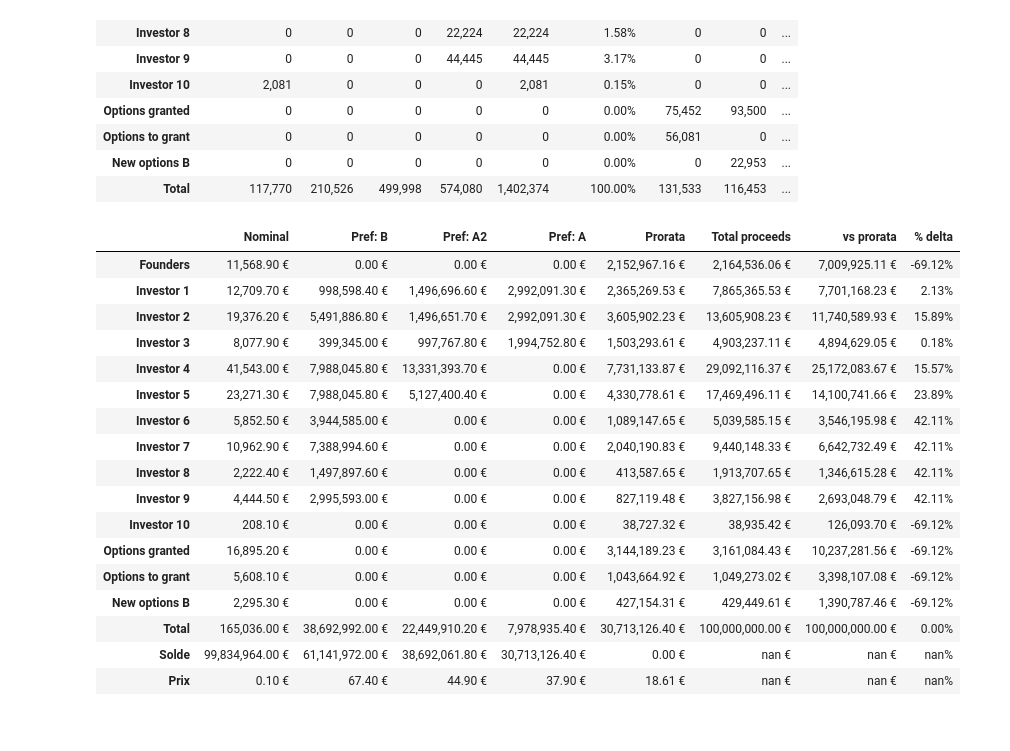
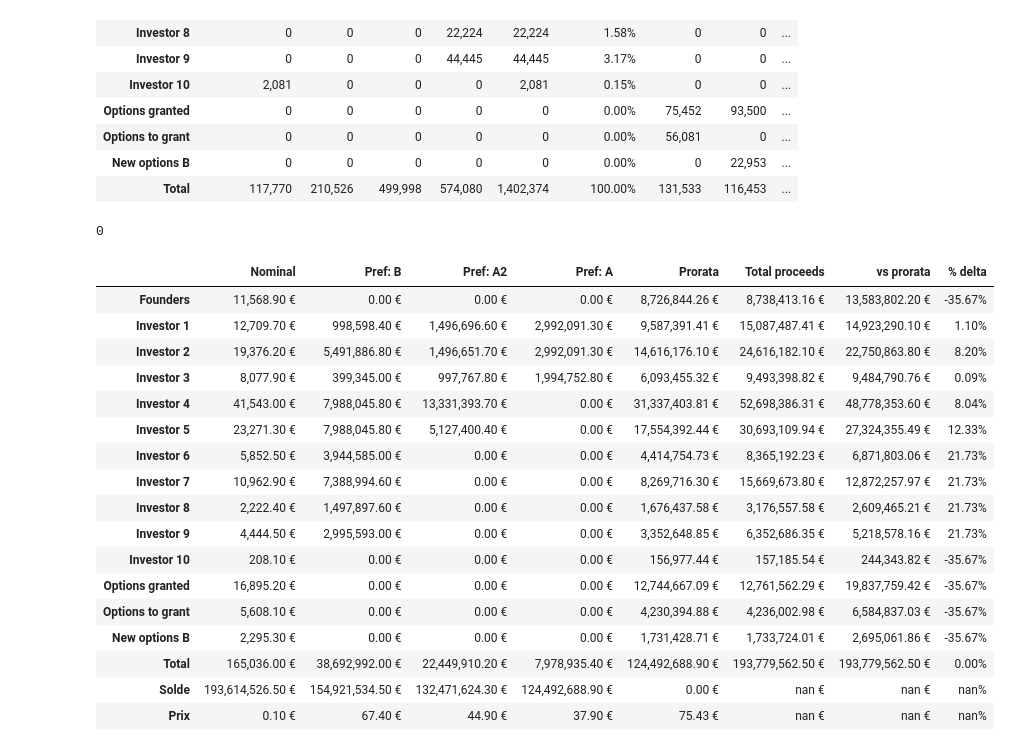
Before and after one commit to HighlightReel/projet_liquid, a Jupyter notebook: liquid_pref_options.ipynb, the cells around one changed output. Saved outputs shown, nothing was run; the diff lists cells and outputs as text; code cells hidden in the pictures.

```diff
--- a/liquid_pref_options.ipynb
+++ b/liquid_pref_options.ipynb
@@ -45,7 +45,9 @@ def cap_table_function(investors, series, shares, options_holders, options_class
     return (cap_table, cap_table.style.format(format_dict))
 
 
-def liquid_pref_function(cap_table, series, investors, options_holders, options_class, first_step, carve_out_rate, multiples_pref, participating, shares_prices, sale_price):
+def liquid_pref_function(cap_table, series, investors, options_holders, options_class, first_step, carve_out_rate, multiples_pref, participating, shares_prices, sale_price, options_prices, options, iteration):
+
+    init_sale_price = sale_price
 
     first_step_item = first_step + (first_step == "Carve-out")*(": " + str(carve_out_rate) + "%")
 
@@ -63,6 +65,12 @@ def liquid_pref_function(cap_table, series, investors, options_holders, options_
     solde = []
     price_step_list = []
 
+    #Add cash from options
+    options_cash = 0
+    for i in range (len(options_prices)):
+        for j in range (len(options)):
+            options_cash = options_cash + options_prices[i] * options[j][i]
+    sale_price = sale_price + options_cash
 
     #First step
     if (first_step == "Nominal"):
@@ -73,8 +81,6 @@ def liquid_pref_function(cap_table, series, investors, options_holders, options_
         price_step = carve_out_rate/100 * sale_price / cap_table.at["Total", "Total FD"]
         price_step_list.append(price_step)
         liquid_pref[liquid_pref_steps[0]] = cap_table["Total FD"] * price_step
-    else:
-        print("ERROR FIRST STEP")
     solde.append(sale_price - liquid_pref.at["Total", liquid_pref_steps[0]])
 
 
@@ -127,7 +133,6 @@ def liquid_pref_function(cap_table, series, investors, options_holders, options_
         liquid_pref.loc["Solde", liquid_pref_steps[i]] = solde[i]
         liquid_pref.loc["Prix", liquid_pref_steps[i]] = price_step_list[i]
 
-
     # vs prorata / delta
     for i in range (len(index_list)):
         liquid_pref.loc[index_list[i], "vs prorata"] = cap_table.at[index_list[i], "Total FD (%)"] * sale_price
@@ -135,13 +140,22 @@ def liquid_pref_function(cap_table, series, investors, options_holders, options_
     liquid_pref.loc["Total", "vs prorata"] = cap_table.at["Total", "Total FD (%)"] * sale_price
     liquid_pref.loc["Total", "% delta"] = liquid_pref.at["Total", "Total proceeds"] / liquid_pref.at["Total", "vs prorata"] - 1
 
-
     #format
     format_dict = { i : '{:,.2f} €'.format for i in list(liquid_pref.columns)}
     format_dict["% delta"] = '{:,.2%}'.format
     liquid_pref.style.format(format_dict)
 
-    return (liquid_pref, liquid_pref.style.format(format_dict))
+    #Check if options exercised
+    ordinary_pps = liquid_pref.loc[investors[0],"Total proceeds"] / cap_table.loc[investors[0],"Total FD"]
+    if (iteration < len(options_prices)):
+        if ((ordinary_pps < options_prices[-1-iteration])):
+            new_options = [[0 if index==(len(options_prices)-1-iteration) else j for index, j in enumerate(k)] for k in options]
+            new_cap_table, new_cap_styled = cap_table_function(investors, series, shares, options_holders, options_class, new_options)
+            return (liquid_pref_function(new_cap_table, series, investors, options_holders, options_class, first_step, carve_out_rate, multiples_pref, participating, shares_prices, init_sale_price, options_prices, new_options, iteration+1))
+        else:
+            return(liquid_pref, liquid_pref.style.format(format_dict), iteration)
+    else:
+            return(liquid_pref, liquid_pref.style.format(format_dict), iteration)
 # %%
 #input cap table
 investors = ['Founders', 'Investor 1', 'Investor 2', 'Investor 3', 'Investor 4',
@@ -190,31 +205,33 @@ cap_table_styled
 # %%
 #input liquid pref
 first_step = "Nominal" # equal Nominal or Galion
 carve_out_rate = 20
 multiples_pref = [1,1,1]
 participating = True
 shares_prices = [0.1,38,45,67.5]
 options_prices = [45, 67.5]
-sale_price = 100000000
+sale_price = 180000000
 
-liquid_pref, liquid_pref_styled = liquid_pref_function(cap_table, series, investors, options_holders, options_class, first_step, carve_out_rate, multiples_pref, participating, shares_prices, sale_price)
+liquid_pref, liquid_pref_styled, iteration = liquid_pref_function(cap_table, series, investors, options_holders, options_class, first_step, carve_out_rate, multiples_pref, participating, shares_prices, sale_price, options_prices, options, 0)
+print(iteration)
 liquid_pref_styled
 # %% [output]
+0
 |  | Nominal | Pref: B | Pref: A2 | Pref: A | Prorata | Total proceeds | vs prorata | % delta |
-| Founders | 11,568.90 € | 0.00 € | 0.00 € | 0.00 € | 2,152,967.16 € | 2,164,536.06 € | 7,009,925.11 € | -69.12% |
-| Investor 1 | 12,709.70 € | 998,598.40 € | 1,496,696.60 € | 2,992,091.30 € | 2,365,269.53 € | 7,865,365.53 € | 7,701,168.23 € | 2.13% |
-| Investor 2 | 19,376.20 € | 5,491,886.80 € | 1,496,651.70 € | 2,992,091.30 € | 3,605,902.23 € | 13,605,908.23 € | 11,740,589.93 € | 15.89% |
-| Investor 3 | 8,077.90 € | 399,345.00 € | 997,767.80 € | 1,994,752.80 € | 1,503,293.61 € | 4,903,237.11 € | 4,894,629.05 € | 0.18% |
-| Investor 4 | 41,543.00 € | 7,988,045.80 € | 13,331,393.70 € | 0.00 € | 7,731,133.87 € | 29,092,116.37 € | 25,172,083.67 € | 15.57% |
-| Investor 5 | 23,271.30 € | 7,988,045.80 € | 5,127,400.40 € | 0.00 € | 4,330,778.61 € | 17,469,496.11 € | 14,100,741.66 € | 23.89% |
-| Investor 6 | 5,852.50 € | 3,944,585.00 € | 0.00 € | 0.00 € | 1,089,147.65 € | 5,039,585.15 € | 3,546,195.98 € | 42.11% |
-| Investor 7 | 10,962.90 € | 7,388,994.60 € | 0.00 € | 0.00 € | 2,040,190.83 € | 9,440,148.33 € | 6,642,732.49 € | 42.11% |
-| Investor 8 | 2,222.40 € | 1,497,897.60 € | 0.00 € | 0.00 € | 413,587.65 € | 1,913,707.65 € | 1,346,615.28 € | 42.11% |
-| Investor 9 | 4,444.50 € | 2,995,593.00 € | 0.00 € | 0.00 € | 827,119.48 € | 3,827,156.98 € | 2,693,048.79 € | 42.11% |
-| Investor 10 | 208.10 € | 0.00 € | 0.00 € | 0.00 € | 38,727.32 € | 38,935.42 € | 126,093.70 € | -69.12% |
-| Options granted | 16,895.20 € | 0.00 € | 0.00 € | 0.00 € | 3,144,189.23 € | 3,161,084.43 € | 10,237,281.56 € | -69.12% |
-| Options to grant | 5,608.10 € | 0.00 € | 0.00 € | 0.00 € | 1,043,664.92 € | 1,049,273.02 € | 3,398,107.08 € | -69.12% |
-| New options B | 2,295.30 € | 0.00 € | 0.00 € | 0.00 € | 427,154.31 € | 429,449.61 € | 1,390,787.46 € | -69.12% |
-| Total | 165,036.00 € | 38,692,992.00 € | 22,449,910.20 € | 7,978,935.40 € | 30,713,126.40 € | 100,000,000.00 € | 100,000,000.00 € | 0.00% |
-| Solde | 99,834,964.00 € | 61,141,972.00 € | 38,692,061.80 € | 30,713,126.40 € | 0.00 € | nan € | nan € | nan% |
-| Prix | 0.10 € | 67.40 € | 44.90 € | 37.90 € | 18.61 € | nan € | nan € | nan% |
+| Founders | 11,568.90 € | 0.00 € | 0.00 € | 0.00 € | 8,726,844.26 € | 8,738,413.16 € | 13,583,802.20 € | -35.67% |
+| Investor 1 | 12,709.70 € | 998,598.40 € | 1,496,696.60 € | 2,992,091.30 € | 9,587,391.41 € | 15,087,487.41 € | 14,923,290.10 € | 1.10% |
+| Investor 2 | 19,376.20 € | 5,491,886.80 € | 1,496,651.70 € | 2,992,091.30 € | 14,616,176.10 € | 24,616,182.10 € | 22,750,863.80 € | 8.20% |
+| Investor 3 | 8,077.90 € | 399,345.00 € | 997,767.80 € | 1,994,752.80 € | 6,093,455.32 € | 9,493,398.82 € | 9,484,790.76 € | 0.09% |
+| Investor 4 | 41,543.00 € | 7,988,045.80 € | 13,331,393.70 € | 0.00 € | 31,337,403.81 € | 52,698,386.31 € | 48,778,353.60 € | 8.04% |
+| Investor 5 | 23,271.30 € | 7,988,045.80 € | 5,127,400.40 € | 0.00 € | 17,554,392.44 € | 30,693,109.94 € | 27,324,355.49 € | 12.33% |
+| Investor 6 | 5,852.50 € | 3,944,585.00 € | 0.00 € | 0.00 € | 4,414,754.73 € | 8,365,192.23 € | 6,871,803.06 € | 21.73% |
+| Investor 7 | 10,962.90 € | 7,388,994.60 € | 0.00 € | 0.00 € | 8,269,716.30 € | 15,669,673.80 € | 12,872,257.97 € | 21.73% |
+| Investor 8 | 2,222.40 € | 1,497,897.60 € | 0.00 € | 0.00 € | 1,676,437.58 € | 3,176,557.58 € | 2,609,465.21 € | 21.73% |
+| Investor 9 | 4,444.50 € | 2,995,593.00 € | 0.00 € | 0.00 € | 3,352,648.85 € | 6,352,686.35 € | 5,218,578.16 € | 21.73% |
+| Investor 10 | 208.10 € | 0.00 € | 0.00 € | 0.00 € | 156,977.44 € | 157,185.54 € | 244,343.82 € | -35.67% |
+| Options granted | 16,895.20 € | 0.00 € | 0.00 € | 0.00 € | 12,744,667.09 € | 12,761,562.29 € | 19,837,759.42 € | -35.67% |
+| Options to grant | 5,608.10 € | 0.00 € | 0.00 € | 0.00 € | 4,230,394.88 € | 4,236,002.98 € | 6,584,837.03 € | -35.67% |
+| New options B | 2,295.30 € | 0.00 € | 0.00 € | 0.00 € | 1,731,428.71 € | 1,733,724.01 € | 2,695,061.86 € | -35.67% |
+| Total | 165,036.00 € | 38,692,992.00 € | 22,449,910.20 € | 7,978,935.40 € | 124,492,688.90 € | 193,779,562.50 € | 193,779,562.50 € | 0.00% |
+| Solde | 193,614,526.50 € | 154,921,534.50 € | 132,471,624.30 € | 124,492,688.90 € | 0.00 € | nan € | nan € | nan% |
+| Prix | 0.10 € | 67.40 € | 44.90 € | 37.90 € | 75.43 € | nan € | nan € | nan% |
```
Also changed, not shown: parts of 8 cells of this notebook, 4 other files.
